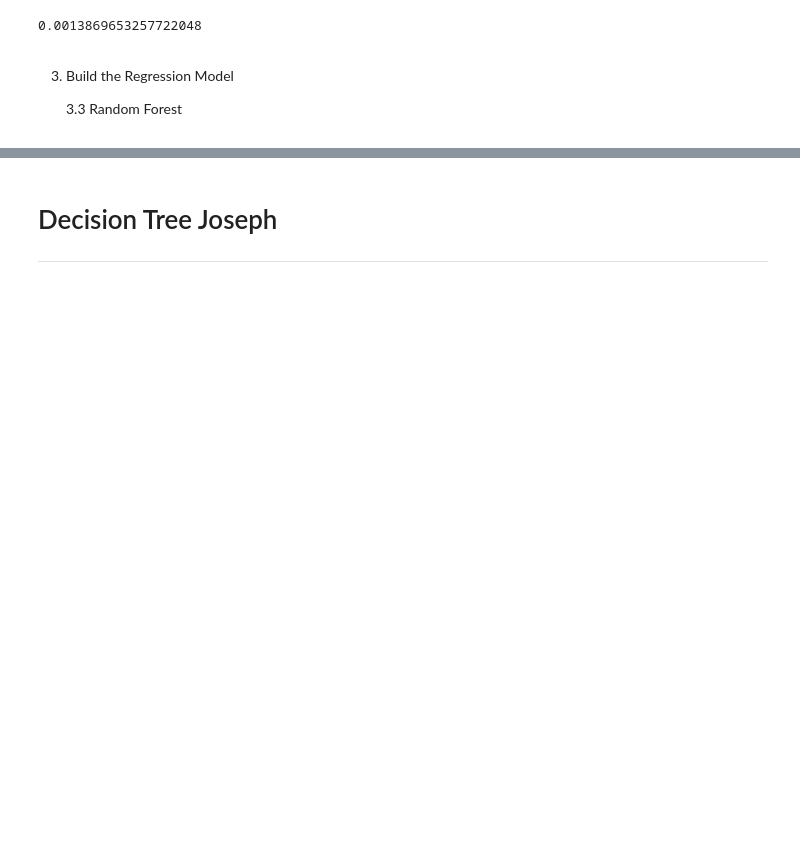
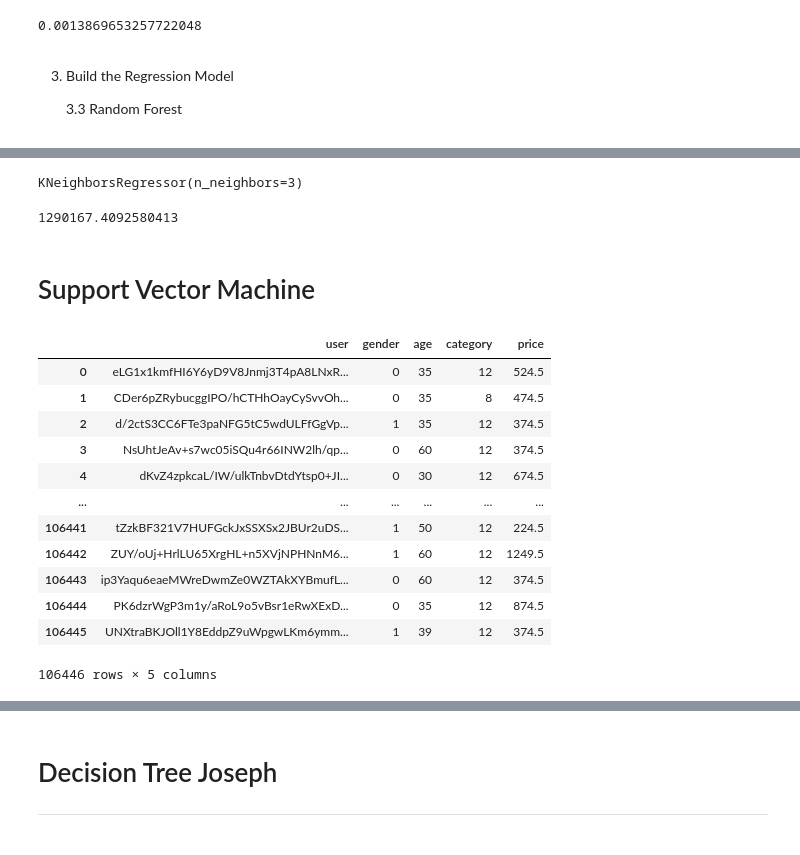
Before and after one commit to JunoTsangChunLung/IEDA3302_Project, a Jupyter notebook: resources.ipynb, the cells around one changed output, grey strips where cells are left out. Saved outputs shown, nothing was run; the diff lists cells and outputs as text; code cells hidden in the pictures; blank space fills up the shorter version.

```diff
--- a/resources.ipynb
+++ b/resources.ipynb
@@ -349,0 +373,31 @@ model.score(x_test,y_test)
+# %%
+knn_model.fit(x_train, y_train)
+# %% [output]
+KNeighborsRegressor(n_neighbors=3)
+# %%
+from sklearn.metrics import mean_squared_error
+from math import sqrt
+train_preds = knn_model.predict(x_train)
+mse = mean_squared_error(y_train, train_preds)
+print(mse)
+# %% [output]
+1290167.4092580413
+# %% [markdown]
+# Support Vector Machine
+# %%
+df['age'] = df['age'].astype('int')
+df
+# %% [output]
+|  | user | gender | age | category | price |
+| 0 | eLG1x1kmfHI6Y6yD9V8Jnmj3T4pA8LNxR... | 0 | 35 | 12 | 524.5 |
+| 1 | CDer6pZRybucggIPO/hCTHhOayCySvvOh... | 0 | 35 | 8 | 474.5 |
+| 2 | d/2ctS3CC6FTe3paNFG5tC5wdULFfGgVp... | 1 | 35 | 12 | 374.5 |
+| 3 | NsUhtJeAv+s7wc05iSQu4r66INW2lh/qp... | 0 | 60 | 12 | 374.5 |
+| 4 | dKvZ4zpkcaL/IW/ulkTnbvDtdYtsp0+JI... | 0 | 30 | 12 | 674.5 |
+| ... | ... | ... | ... | ... | ... |
+| 106441 | tZzkBF321V7HUFGckJxSSXSx2JBUr2uDS... | 1 | 50 | 12 | 224.5 |
+| 106442 | ZUY/oUj+HrlLU65XrgHL+n5XVjNPHNnM6... | 1 | 60 | 12 | 1249.5 |
+| 106443 | ip3Yaqu6eaeMWreDwmZe0WZTAkXYBmufL... | 0 | 60 | 12 | 374.5 |
+| 106444 | PK6dzrWgP3m1y/aRoL9o5vBsr1eRwXExD... | 0 | 35 | 12 | 874.5 |
+| 106445 | UNXtraBKJOll1Y8EddpZ9uWpgwLKm6ymm... | 1 | 39 | 12 | 374.5 |
+106446 rows × 5 columns
```
Also changed, not shown: parts of 8 cells of this notebook.
